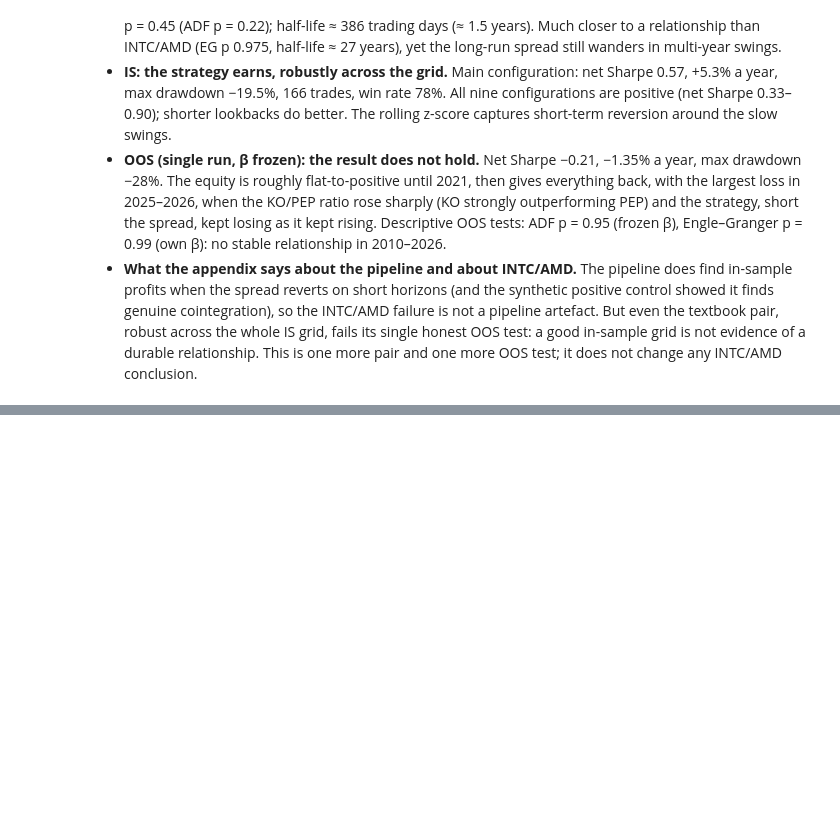
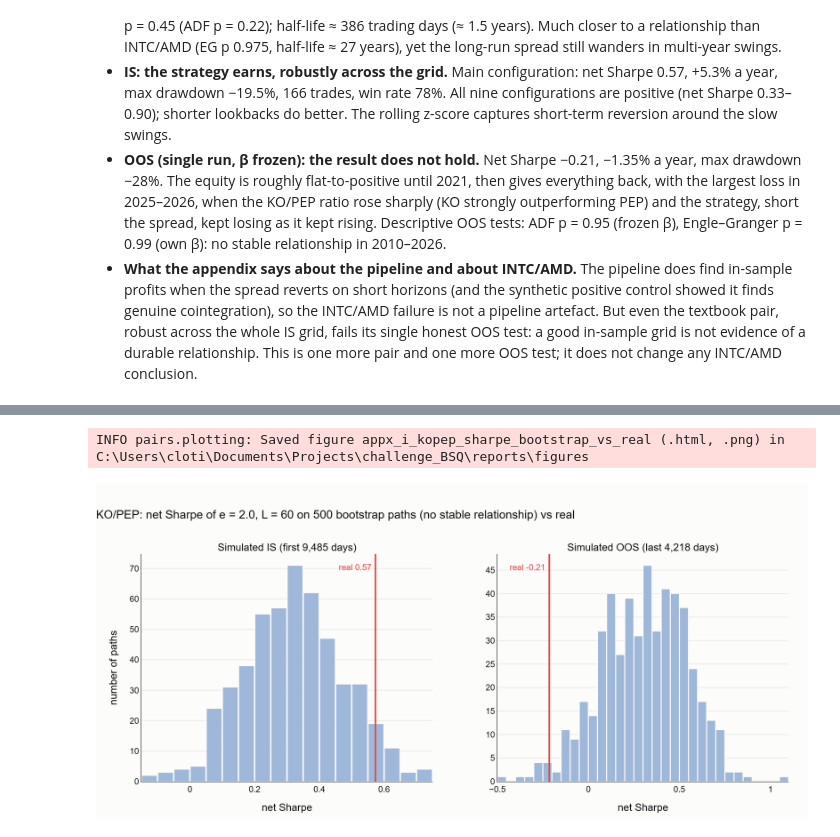
Before and after one commit to clotilderaffii/takehome_pairs-trading, a Jupyter notebook: notebooks/appendix_kopep.ipynb, the cells around one changed output, grey strips where cells are left out. Cells and saved outputs as stored; diff of their text form; code cells hidden in the pictures; blank space fills up the shorter version.

```diff
--- a/notebooks/appendix_kopep.ipynb
+++ b/notebooks/appendix_kopep.ipynb
@@ -412,0 +637,42 @@ INFO pairs.plotting: Saved figure appx_f_kopep_prices_ratio_full (.html, .png) i
+# %%
+fig = make_subplots(
+    rows=1,
+    cols=2,
+    horizontal_spacing=0.10,
+    subplot_titles=("Simulated IS (first 9,485 days)", "Simulated OOS (last 4,218 days)"),
+)
+for col, key in enumerate(["is", "oos"], start=1):
+    fig.add_trace(
+        go.Histogram(
+            x=sims[f"{key}_sharpe_net"],
+            nbinsx=40,
+            marker={"color": "#9fb8d9", "line": {"color": "#fcfcfb", "width": 1}},
+        ),
+        row=1,
+        col=col,
+    )
+    fig.add_vline(x=real[key], line={"color": "#e34948", "width": 2.5}, row=1, col=col)
+    fig.add_annotation(
+        x=real[key],
+        y=0.97,
+        xref=f"x{'' if col == 1 else col}",
+        yref=f"y{'' if col == 1 else col} domain",
+        text=f"real {real[key]:.2f}",
+        showarrow=False,
+        xanchor="right",
+        yanchor="top",
+        xshift=-4,
+        font={"color": "#e34948", "size": 13},
+    )
+    fig.update_xaxes(title_text="net Sharpe", row=1, col=col)
+fig.update_yaxes(title_text="number of paths", row=1, col=1)
+apply_style(
+    fig,
+    "KO/PEP: net Sharpe of e = 2.0, L = 60 on 500 bootstrap paths (no stable relationship) vs real",
+)
+fig.update_layout(bargap=0.05, hovermode="closest", margin={"t": 110}, showlegend=False)
+_, png = save_figure(fig, "appx_i_kopep_sharpe_bootstrap_vs_real", height=520)
+display(Image(filename=png))
+# %% [output]
+INFO pairs.plotting: Saved figure appx_i_kopep_sharpe_bootstrap_vs_real (.html, .png) in C:\Users\cloti\Documents\Projects\challenge_BSQ\reports\figures
+[figure, added]
```
Also changed, not shown: parts of 9 cells of this notebook, 17 other files.
